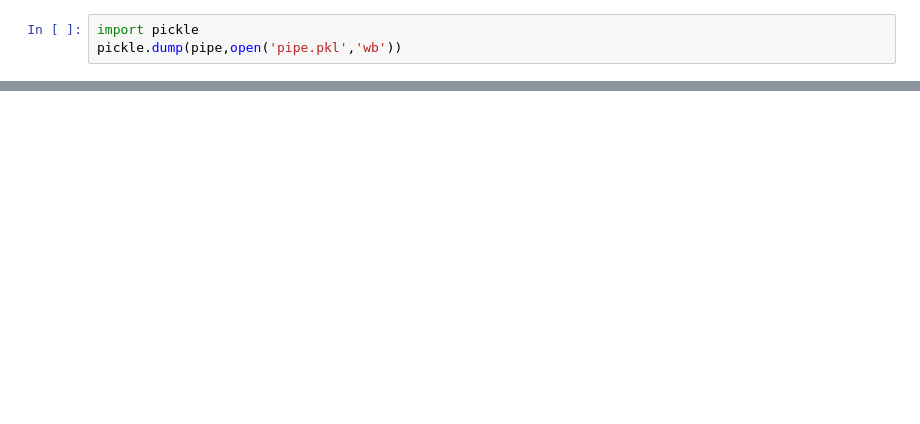
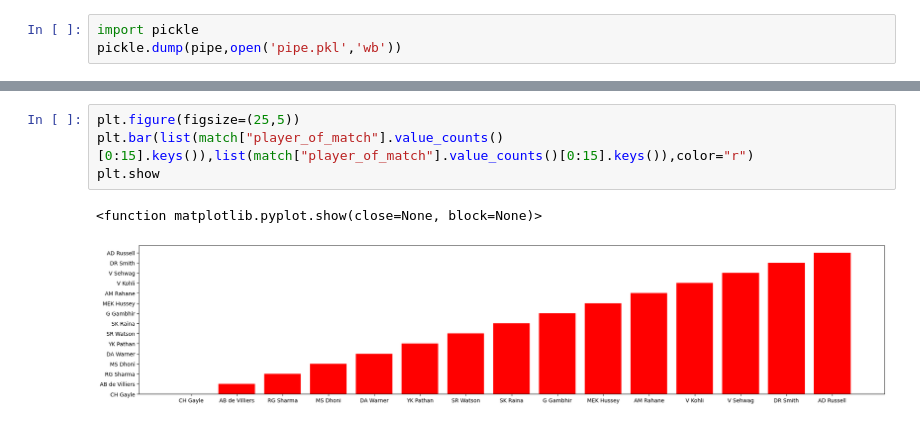
Before and after one commit to tinkam17/Stock-prediction-model, a Jupyter notebook: IPL_PROBABLITY_PRIDICTOR.ipynb, the cells around one changed output, grey strips where cells are left out. Saved outputs shown, nothing was run; the diff lists cells and outputs as text; blank space fills up the shorter version.

```diff
--- a/IPL_PROBABLITY_PRIDICTOR.ipynb
+++ b/IPL_PROBABLITY_PRIDICTOR.ipynb
@@ -442,0 +261,7 @@ pickle.dump(pipe,open('pipe.pkl','wb'))
+# %%
+plt.figure(figsize=(25,5))
+plt.bar(list(match["player_of_match"].value_counts()[0:15].keys()),list(match["player_of_match"].value_counts()[0:15].keys()),color="r")
+plt.show
+# %% [output]
+<function matplotlib.pyplot.show(close=None, block=None)>
+[figure, added]
```
Also changed, not shown: parts of 28 cells of this notebook.
